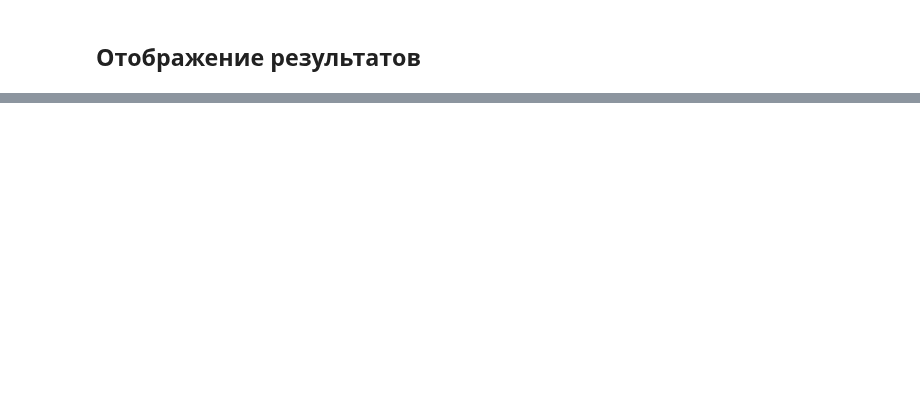
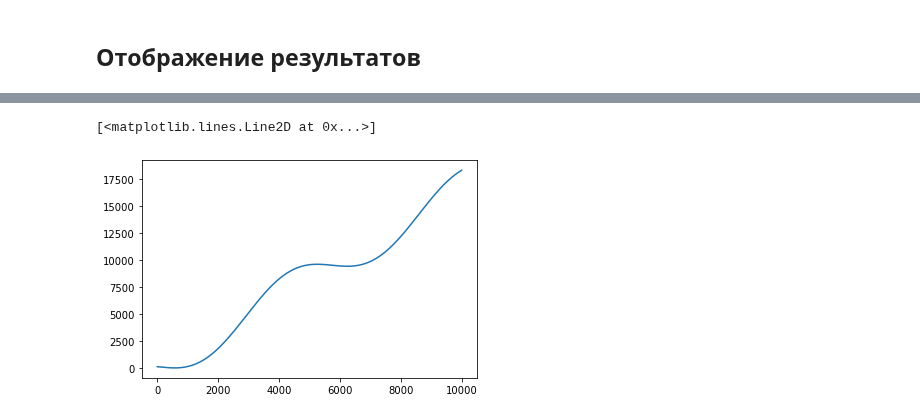
Before and after one commit to KirikMaster/MIPT-assignments, a Jupyter notebook: Control Theory/Tether-aided Formation.ipynb, the cells around one changed output, grey strips where cells are left out. Drawn from its saved outputs; the diff is of its cells as text; code cells hidden in the pictures; blank space fills up the shorter version.

```diff
--- a/Control Theory/Tether-aided Formation.ipynb
+++ b/Control Theory/Tether-aided Formation.ipynb
@@ -301,12 +324,13 @@ P = np.zeros((6, 6))
 # %% [markdown]
 ## Рабочая область
 # %%
-
-
-flag = 0
-x0 = np.concatenate([SC1, SC2, SC3, SC4, np.array([r, v, h, i, theta])])
-sol = solve_ivp(FuncModel, tspan, x0, method='RK45', atol=1.0e-4, rtol=1.0e-4)
-sol_HCW1 = solve_ivp(HCW_Model, tspan, x0[0:6], method='RK45', atol=1.0e-4, rtol=1.0e-4)
-sol_HCW2 = solve_ivp(HCW_Model, tspan, x0[6:12], method='RK45', atol=1.0e-4, rtol=1.0e-4)
-sol_HCW3 = solve_ivp(HCW_Model, tspan, x0[12:18], method='RK45', atol=1.0e-4, rtol=1.0e-4)
-sol_HCW4 = solve_ivp(HCW_Model, tspan, x0[18:24], method='RK45', atol=1.0e-4, rtol=1.0e-4)
+# Считаем желаемые траектории из уравнений HCW для каждого спутника
+atol_HCW, rtol_HCW = 1.0e-14, 1.0e-14
+sol_HCW1 = solve_ivp(HCW_Model, tspan, x0[0:6], method='RK45', atol=atol_HCW, rtol=rtol_HCW)
+sol_HCW2 = solve_ivp(HCW_Model, tspan, x0[6:12], method='RK45', atol=atol_HCW, rtol=rtol_HCW)
+sol_HCW3 = solve_ivp(HCW_Model, tspan, x0[12:18], method='RK45', atol=atol_HCW, rtol=rtol_HCW)
+sol_HCW4 = solve_ivp(HCW_Model, tspan, x0[18:24], method='RK45', atol=atol_HCW, rtol=rtol_HCW)
+xd1 = interp1d(sol_HCW1.t, sol_HCW1.y)
+xd2 = interp1d(sol_HCW2.t, sol_HCW2.y)
+xd3 = interp1d(sol_HCW3.t, sol_HCW3.y)
+xd4 = interp1d(sol_HCW4.t, sol_HCW4.y)
@@ -359,0 +474,5 @@ print(np.min(sol.y[24,:]), np.max(sol.y[24,:]))
+# %%
+plt.plot(sol.t, xd2(sol.t)[1])
+# %% [output]
+[<matplotlib.lines.Line2D at 0x...>]
+[figure, added]
```
Also changed, not shown: parts of 12 cells of this notebook.
